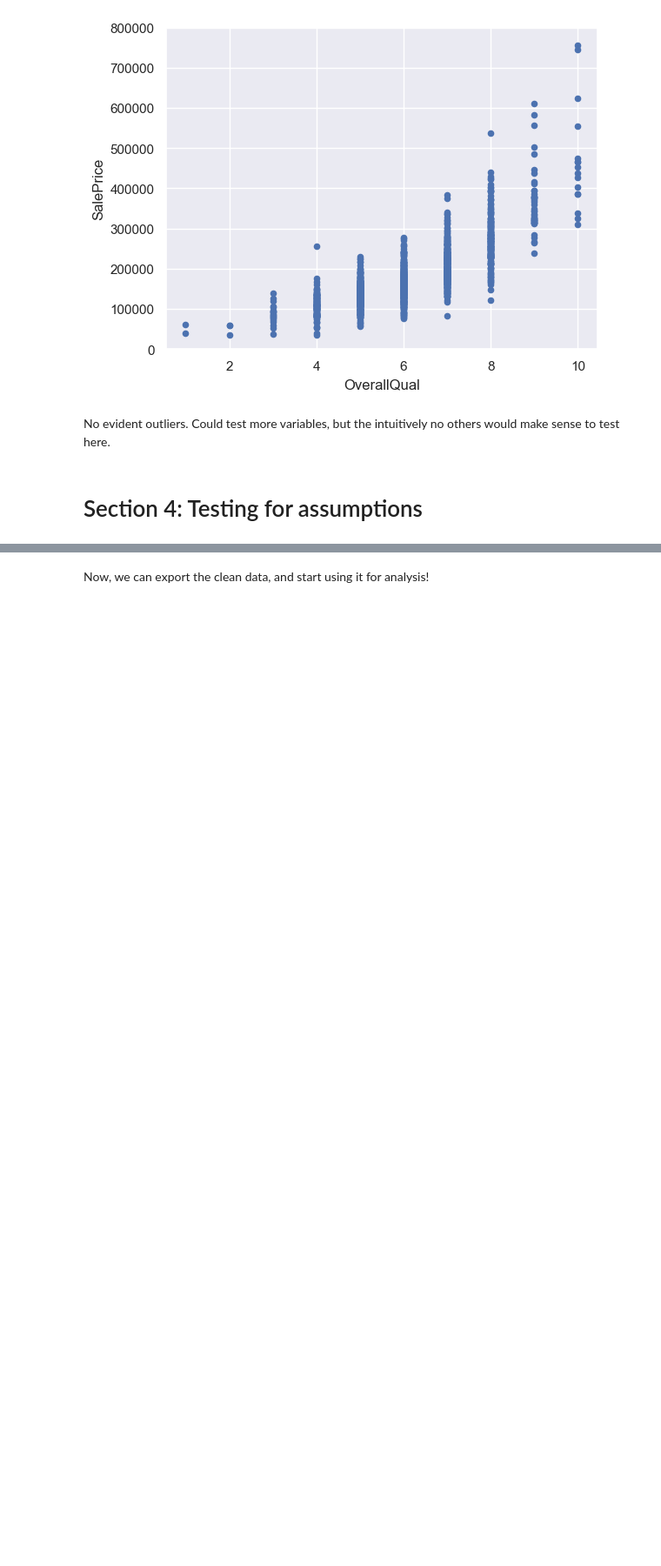
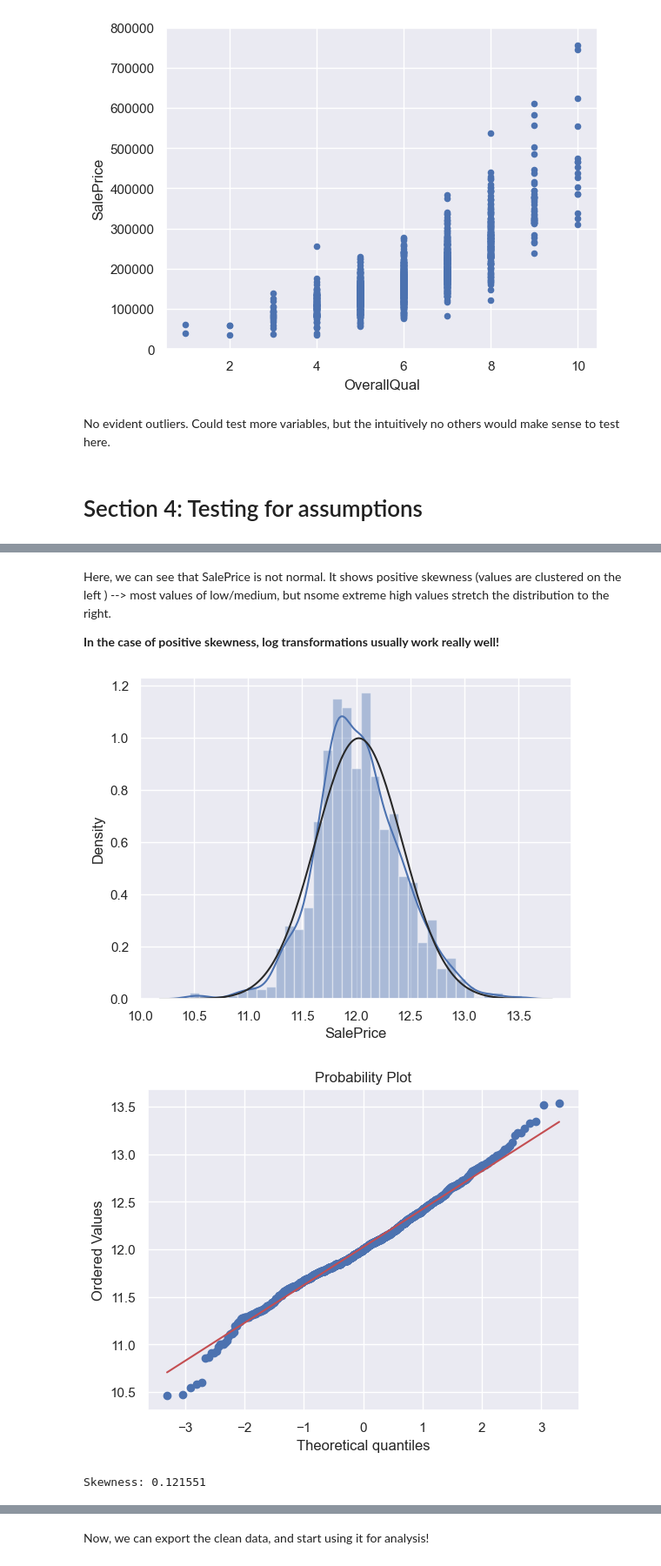
Before and after one commit to arikatz123/house-prices-ml, a Jupyter notebook: notebooks/dataexploration_01.ipynb, the cells around one changed output, grey strips where cells are left out. Shown at 87% size. Drawn from its saved outputs; the diff is of its cells as text; code cells hidden in the pictures; blank space fills up the shorter version.

```diff
--- a/notebooks/dataexploration_01.ipynb
+++ b/notebooks/dataexploration_01.ipynb
@@ -361,0 +376,18 @@ According to Hair et al. (2013), four assumptions should be tested:
+# %% [markdown]
+Here, we can see that SalePrice is not normal. It shows positive skewness (values are clustered on the left ) --> most values of low/medium, but nsome extreme high values stretch the distribution to the right.
+
+**In the case of positive skewness, log transformations usually work really well!**
+# %%
+# applying log transformation to SalePrice
+train['SalePrice'] = np.log(train['SalePrice'])
+sns.distplot(train['SalePrice'], fit=norm);      ## Histogram of SalePrice with a kernel density estimate (KDE) overlay
+fig = plt.figure()
+res = stats.probplot(train['SalePrice'], plot=plt)        ## Q-Q plot to assess if SalePrice follows a normal distribution
+# %% [output]
+[figure, added]
+[figure, added]
+# %%
+train['SalePrice'].describe()
+print("Skewness: %f" % train['SalePrice'].skew())  #    Print the skewness of SalePrice
+# %% [output]
+Skewness: 0.121551
```
Also changed, not shown: parts of 8 cells of this notebook.
